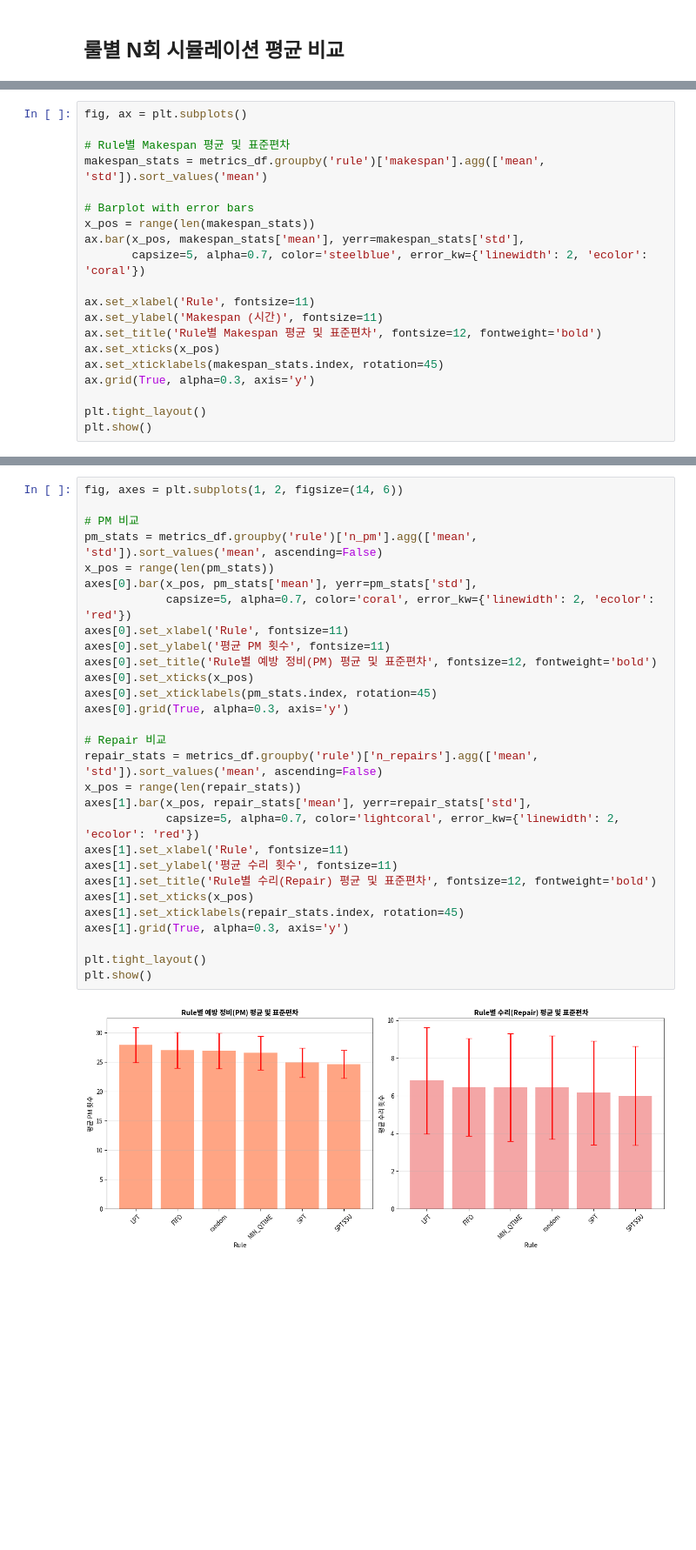
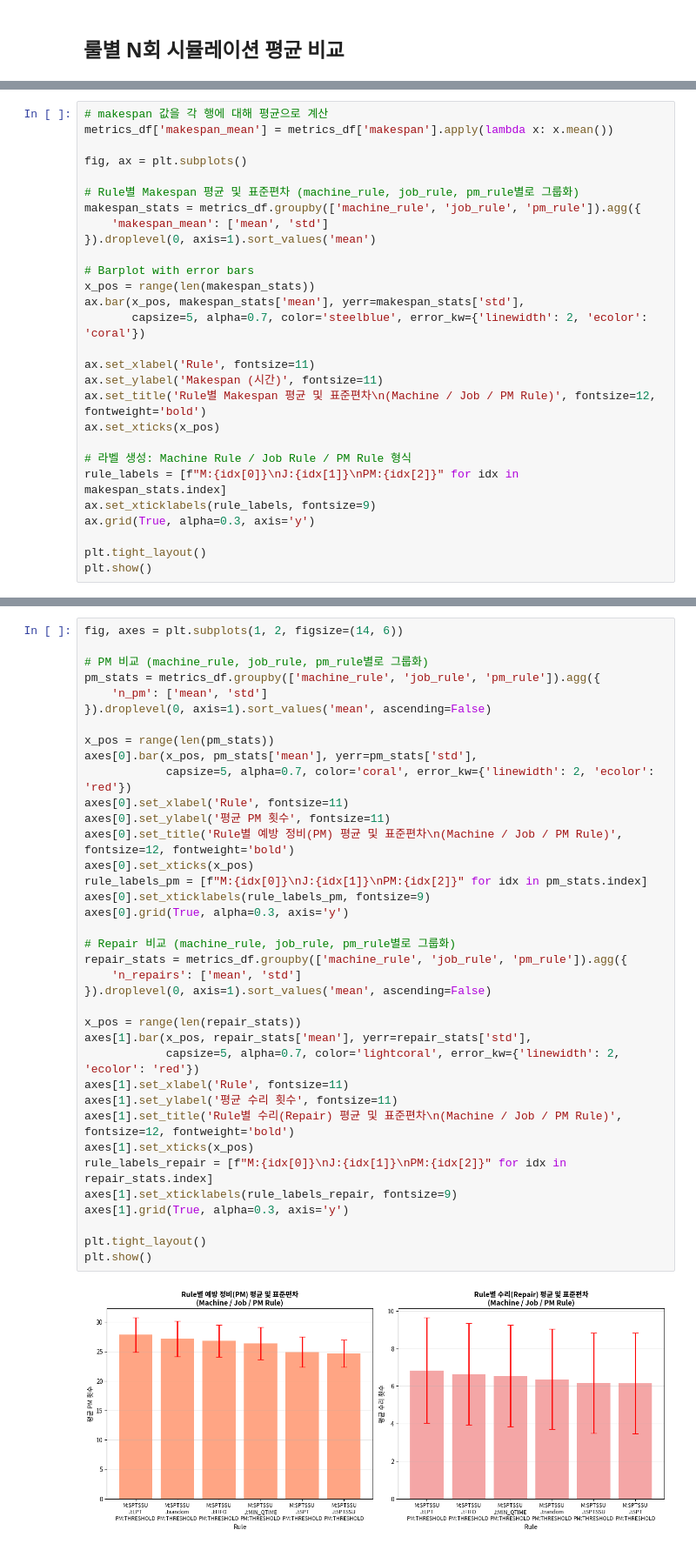
Before and after one commit to cryscham123/simulation_teamwork, a Jupyter notebook: result_compare.ipynb, the cells around one changed output, grey strips where cells are left out. Shown at 87% size. Cells and saved outputs as stored; diff of their text form; blank space fills up the shorter version.

```diff
--- a/result_compare.ipynb
+++ b/result_compare.ipynb
@@ -144,8 +114,13 @@ metrics_df = calculate_metrics(logs)
 # %%
+# makespan 값을 각 행에 대해 평균으로 계산
+metrics_df['makespan_mean'] = metrics_df['makespan'].apply(lambda x: x.mean())
+
 fig, ax = plt.subplots()
 
-# Rule별 Makespan 평균 및 표준편차
-makespan_stats = metrics_df.groupby('rule')['makespan'].agg(['mean', 'std']).sort_values('mean')
+# Rule별 Makespan 평균 및 표준편차 (machine_rule, job_rule, pm_rule별로 그룹화)
+makespan_stats = metrics_df.groupby(['machine_rule', 'job_rule', 'pm_rule']).agg({
+    'makespan_mean': ['mean', 'std']
+}).droplevel(0, axis=1).sort_values('mean')
 
 # Barplot with error bars
 x_pos = range(len(makespan_stats))
@@ -154,9 +129,12 @@ ax.bar(x_pos, makespan_stats['mean'], yerr=makespan_stats['std'],
 
 ax.set_xlabel('Rule', fontsize=11)
 ax.set_ylabel('Makespan (시간)', fontsize=11)
-ax.set_title('Rule별 Makespan 평균 및 표준편차', fontsize=12, fontweight='bold')
+ax.set_title('Rule별 Makespan 평균 및 표준편차\n(Machine / Job / PM Rule)', fontsize=12, fontweight='bold')
 ax.set_xticks(x_pos)
-ax.set_xticklabels(makespan_stats.index, rotation=45)
+
+# 라벨 생성: Machine Rule / Job Rule / PM Rule 형식
+rule_labels = [f"M:{idx[0]}\nJ:{idx[1]}\nPM:{idx[2]}" for idx in makespan_stats.index]
+ax.set_xticklabels(rule_labels, fontsize=9)
 ax.grid(True, alpha=0.3, axis='y')
 
 plt.tight_layout()
@@ -241,31 +175,39 @@ plt.show()
 # %%
 fig, axes = plt.subplots(1, 2, figsize=(14, 6))
 
-# PM 비교
-pm_stats = metrics_df.groupby('rule')['n_pm'].agg(['mean', 'std']).sort_values('mean', ascending=False)
+# PM 비교 (machine_rule, job_rule, pm_rule별로 그룹화)
+pm_stats = metrics_df.groupby(['machine_rule', 'job_rule', 'pm_rule']).agg({
+    'n_pm': ['mean', 'std']
+}).droplevel(0, axis=1).sort_values('mean', ascending=False)
+
 x_pos = range(len(pm_stats))
 axes[0].bar(x_pos, pm_stats['mean'], yerr=pm_stats['std'],
             capsize=5, alpha=0.7, color='coral', error_kw={'linewidth': 2, 'ecolor': 'red'})
 axes[0].set_xlabel('Rule', fontsize=11)
 axes[0].set_ylabel('평균 PM 횟수', fontsize=11)
-axes[0].set_title('Rule별 예방 정비(PM) 평균 및 표준편차', fontsize=12, fontweight='bold')
+axes[0].set_title('Rule별 예방 정비(PM) 평균 및 표준편차\n(Machine / Job / PM Rule)', fontsize=12, fontweight='bold')
 axes[0].set_xticks(x_pos)
-axes[0].set_xticklabels(pm_stats.index, rotation=45)
+rule_labels_pm = [f"M:{idx[0]}\nJ:{idx[1]}\nPM:{idx[2]}" for idx in pm_stats.index]
+axes[0].set_xticklabels(rule_labels_pm, fontsize=9)
 axes[0].grid(True, alpha=0.3, axis='y')
 
-# Repair 비교
-repair_stats = metrics_df.groupby('rule')['n_repairs'].agg(['mean', 'std']).sort_values('mean', ascending=False)
+# Repair 비교 (machine_rule, job_rule, pm_rule별로 그룹화)
+repair_stats = metrics_df.groupby(['machine_rule', 'job_rule', 'pm_rule']).agg({
+    'n_repairs': ['mean', 'std']
+}).droplevel(0, axis=1).sort_values('mean', ascending=False)
+
 x_pos = range(len(repair_stats))
 axes[1].bar(x_pos, repair_stats['mean'], yerr=repair_stats['std'],
             capsize=5, alpha=0.7, color='lightcoral', error_kw={'linewidth': 2, 'ecolor': 'red'})
 axes[1].set_xlabel('Rule', fontsize=11)
 axes[1].set_ylabel('평균 수리 횟수', fontsize=11)
-axes[1].set_title('Rule별 수리(Repair) 평균 및 표준편차', fontsize=12, fontweight='bold')
+axes[1].set_title('Rule별 수리(Repair) 평균 및 표준편차\n(Machine / Job / PM Rule)', fontsize=12, fontweight='bold')
 axes[1].set_xticks(x_pos)
-axes[1].set_xticklabels(repair_stats.index, rotation=45)
+rule_labels_repair = [f"M:{idx[0]}\nJ:{idx[1]}\nPM:{idx[2]}" for idx in repair_stats.index]
+axes[1].set_xticklabels(rule_labels_repair, fontsize=9)
 axes[1].grid(True, alpha=0.3, axis='y')
 
 plt.tight_layout()
 plt.show()
 # %% [output]
-[figure, old version]
+[figure, new version]
```
Also changed, not shown: parts of 19 cells of this notebook, 2 other files.
